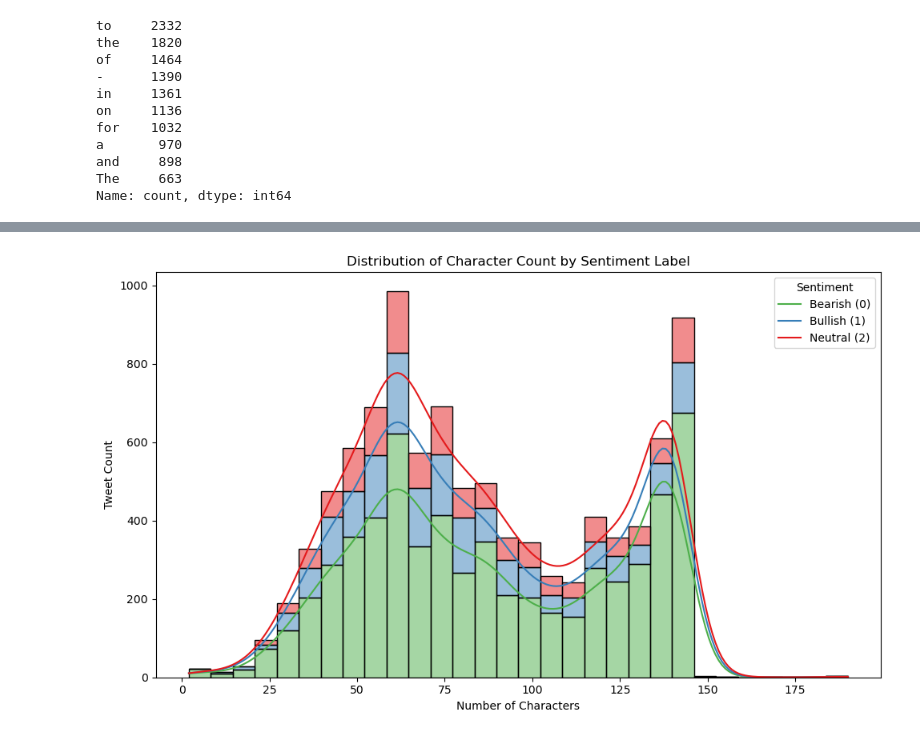
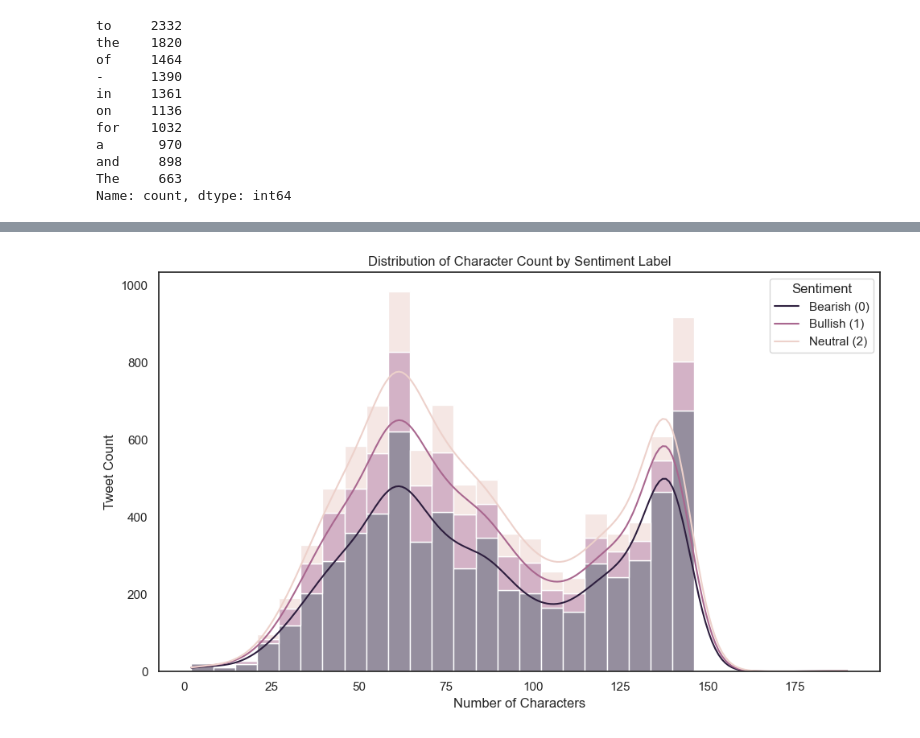
Before and after one commit to RubenCMarques/Text-Mining-Project, a Jupyter notebook: Notebooks/chloe_workspace.ipynb, the cells around one changed output, grey strips where cells are left out. Cells and saved outputs as stored; diff of their text form; code cells hidden in the pictures.

```diff
--- a/Notebooks/chloe_workspace.ipynb
+++ b/Notebooks/chloe_workspace.ipynb
@@ -9,4 +18,7 @@ from wordcloud import WordCloud
 import re
 from collections import Counter
 from sklearn.feature_extraction.text import CountVectorizer, TfidfVectorizer
+# %%
+# Set the style for seaborn
+sns.set(style="white")
 # %%
@@ -238,14 +274,14 @@ plot_wordcloud(df_train, 2, 'Neutral (2)')
 df_train['char_count'] = df_train['text'].apply(len)
 # %%
 plt.figure(figsize=(10, 6))
-sns.histplot(data=df_train, x='char_count', hue='label', kde=True, bins=30, palette='Set1', multiple='stack')
+sns.histplot(data=df_train, x='char_count', hue='label', kde=True, bins=30, multiple='stack')
 plt.title('Distribution of Character Count by Sentiment Label')
 plt.xlabel('Number of Characters')
 plt.ylabel('Tweet Count')
 plt.legend(title='Sentiment', labels=['Bearish (0)', 'Bullish (1)', 'Neutral (2)'])
 plt.tight_layout()
 plt.show()
 # %% [output]
-[figure, old version]
+[figure, new version]
 # %%
 plt.figure(figsize=(8, 6))
```
Also changed, not shown: parts of 41 cells of this notebook.
